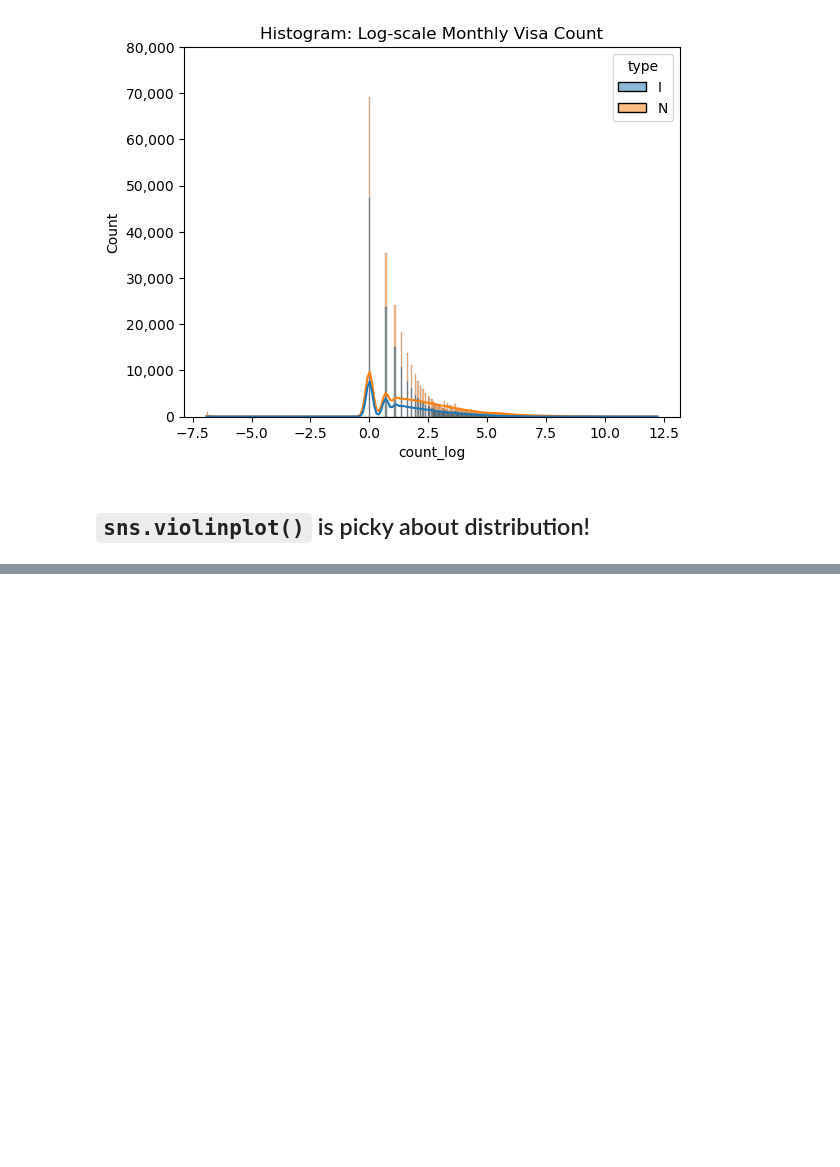
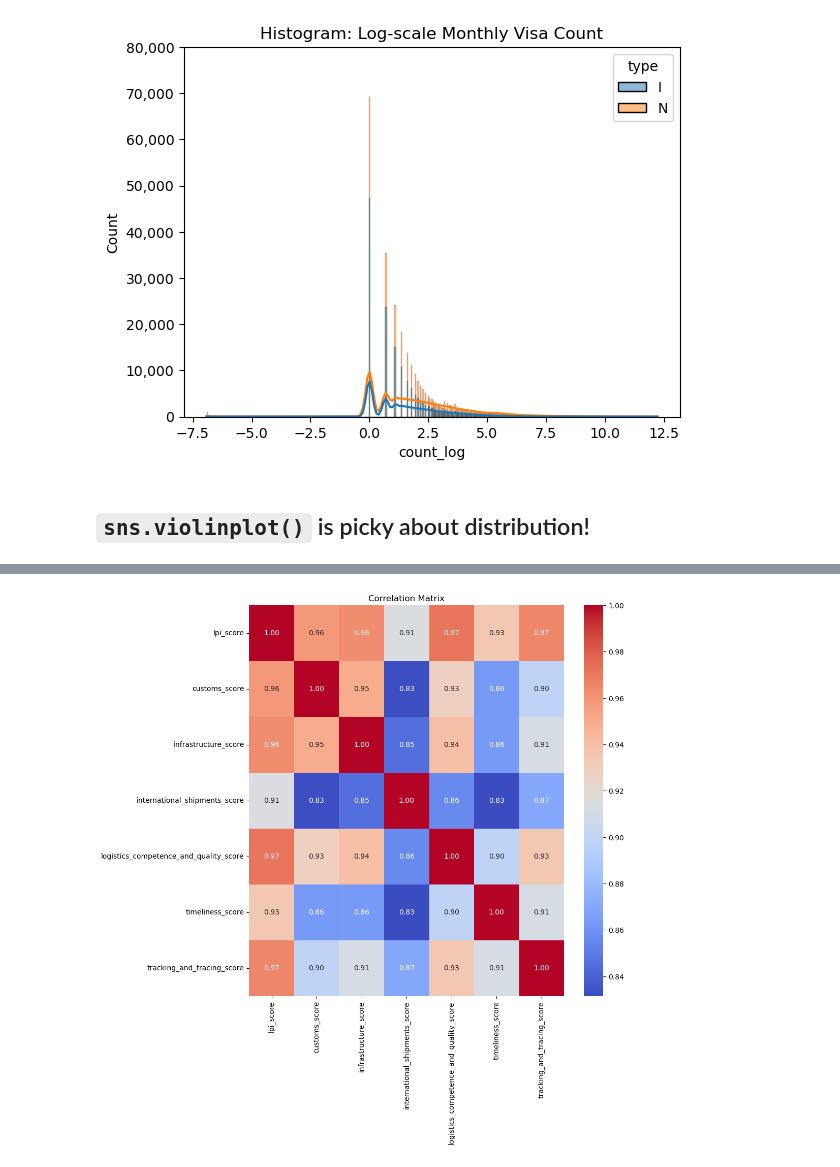
Before and after one commit to tiangenglu/data_visualization, a Jupyter notebook: 2025-04-02_useful_figures.ipynb, the cells around one changed output, grey strips where cells are left out. Drawn from its saved outputs; the diff is of its cells as text; code cells hidden in the pictures; blank space fills up the shorter version.

```diff
--- a/2025-04-02_useful_figures.ipynb
+++ b/2025-04-02_useful_figures.ipynb
@@ -91,0 +121,10 @@ plt.show()
+# %%
+# Calculate the correlation matrix
+corr_matrix = lpi_score.corr(method='pearson')
+plt.figure(figsize=(10, 10))
+# Visualize the correlation matrix using a heatmap
+sns.heatmap(corr_matrix, annot=True, cmap='coolwarm', fmt=".2f")
+plt.title('Correlation Matrix')
+plt.show()
+# %% [output]
+[figure, added]
```
Also changed, not shown: parts of 9 cells of this notebook.
